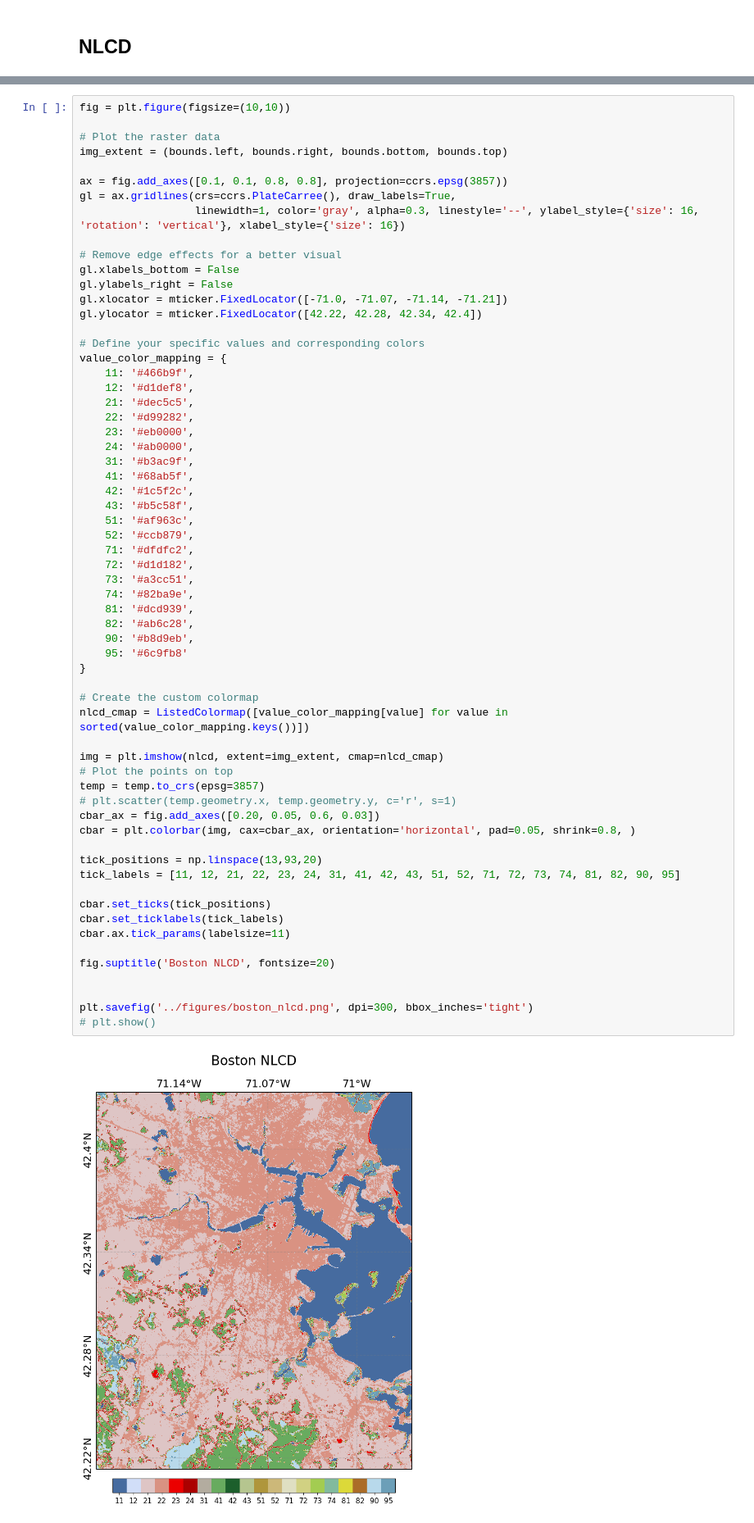
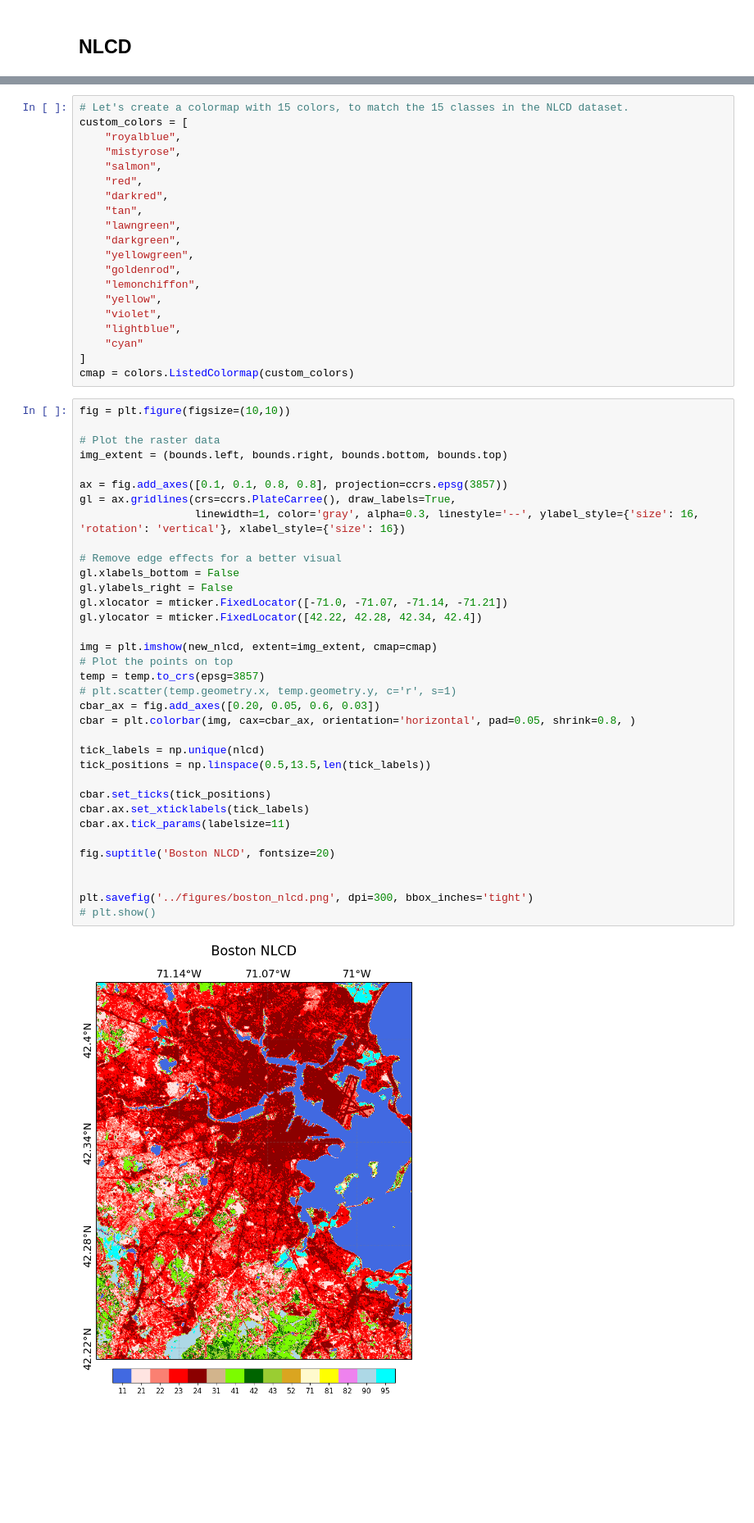
Before and after one commit to edrian-liao/uhi-causal-model, a Jupyter notebook: notebooks/data_vis.ipynb, the cells around one changed output, grey strips where cells are left out. Shown at 82% size. Saved outputs shown, nothing was run; the diff lists cells and outputs as text; blank space fills up the shorter version.

```diff
--- a/notebooks/data_vis.ipynb
+++ b/notebooks/data_vis.ipynb
@@ -171,64 +204,57 @@ plt.savefig('../figures/boston_albedo.png', dpi=300, bbox_inches='tight')
+# %%
+# Let's create a colormap with 15 colors, to match the 15 classes in the NLCD dataset.
+custom_colors = [
+    "royalblue",
+    "mistyrose",
+    "salmon",
+    "red",
+    "darkred",
+    "tan",
+    "lawngreen",
+    "darkgreen",
+    "yellowgreen",
+    "goldenrod",
+    "lemonchiffon",
+    "yellow",
+    "violet",
+    "lightblue",
+    "cyan"
+]
+cmap = colors.ListedColormap(custom_colors)
 # %%
 fig = plt.figure(figsize=(10,10))
 
 # Plot the raster data
 img_extent = (bounds.left, bounds.right, bounds.bottom, bounds.top)
 
 ax = fig.add_axes([0.1, 0.1, 0.8, 0.8], projection=ccrs.epsg(3857))
 gl = ax.gridlines(crs=ccrs.PlateCarree(), draw_labels=True,
                   linewidth=1, color='gray', alpha=0.3, linestyle='--', ylabel_style={'size': 16, 'rotation': 'vertical'}, xlabel_style={'size': 16})
 
 # Remove edge effects for a better visual
 gl.xlabels_bottom = False
 gl.ylabels_right = False
 gl.xlocator = mticker.FixedLocator([-71.0, -71.07, -71.14, -71.21])
 gl.ylocator = mticker.FixedLocator([42.22, 42.28, 42.34, 42.4])
 
-# Define your specific values and corresponding colors
-value_color_mapping = {
-    11: '#466b9f',
-    12: '#d1def8',
-    21: '#dec5c5',
-    22: '#d99282',
-    23: '#eb0000',
-    24: '#ab0000',
-    31: '#b3ac9f',
-    41: '#68ab5f',
-    42: '#1c5f2c',
-    43: '#b5c58f',
-    51: '#af963c',
-    52: '#ccb879',
-    71: '#dfdfc2',
-    72: '#d1d182',
-    73: '#a3cc51',
-    74: '#82ba9e',
-    81: '#dcd939',
-    82: '#ab6c28',
-    90: '#b8d9eb',
-    95: '#6c9fb8'
-}
-
-# Create the custom colormap
-nlcd_cmap = ListedColormap([value_color_mapping[value] for value in sorted(value_color_mapping.keys())])
-
-img = plt.imshow(nlcd, extent=img_extent, cmap=nlcd_cmap)
+img = plt.imshow(new_nlcd, extent=img_extent, cmap=cmap)
 # Plot the points on top
 temp = temp.to_crs(epsg=3857)
 # plt.scatter(temp.geometry.x, temp.geometry.y, c='r', s=1)
 cbar_ax = fig.add_axes([0.20, 0.05, 0.6, 0.03])
 cbar = plt.colorbar(img, cax=cbar_ax, orientation='horizontal', pad=0.05, shrink=0.8, )
 
-tick_positions = np.linspace(13,93,20)
-tick_labels = [11, 12, 21, 22, 23, 24, 31, 41, 42, 43, 51, 52, 71, 72, 73, 74, 81, 82, 90, 95]
+tick_labels = np.unique(nlcd)
+tick_positions = np.linspace(0.5,13.5,len(tick_labels))
 
 cbar.set_ticks(tick_positions)
-cbar.set_ticklabels(tick_labels)
+cbar.ax.set_xticklabels(tick_labels)
 cbar.ax.tick_params(labelsize=11)
 
 fig.suptitle('Boston NLCD', fontsize=20)
 
 
 plt.savefig('../figures/boston_nlcd.png', dpi=300, bbox_inches='tight')
 # plt.show()
 # %% [output]
-[figure, old version]
+[figure, new version]
```
Also changed, not shown: parts of 3 cells of this notebook, 5 other files.
